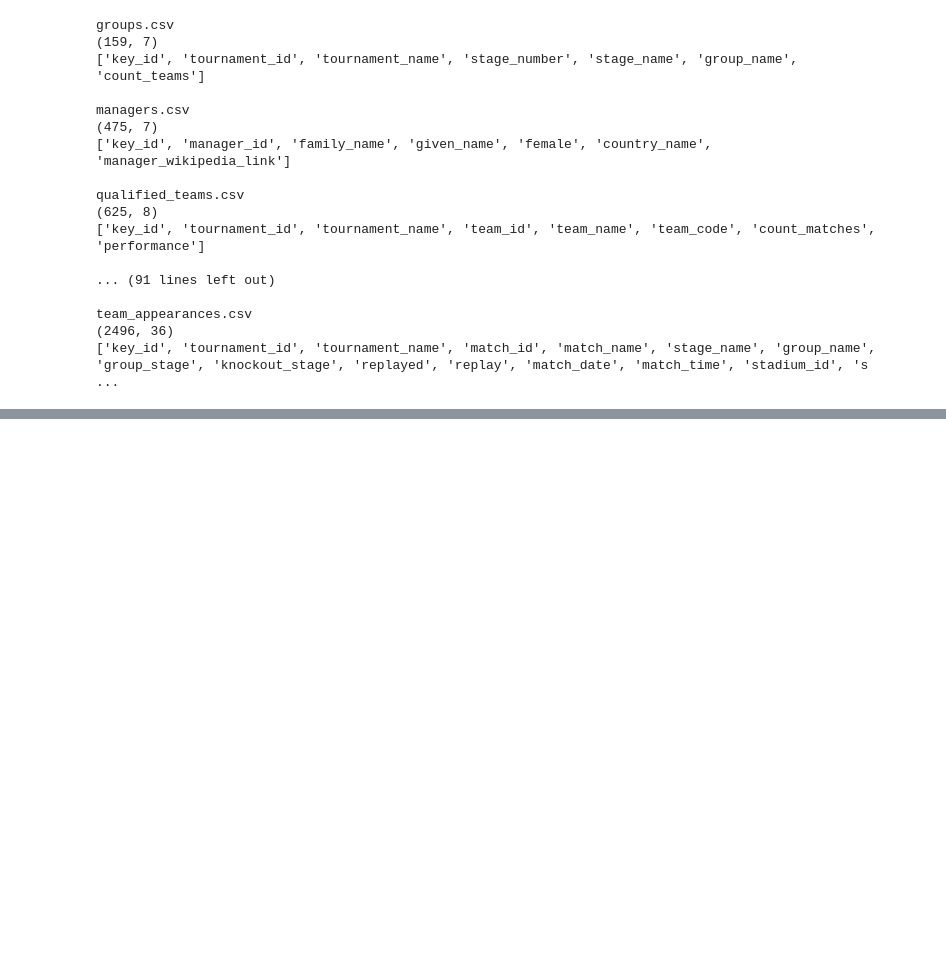
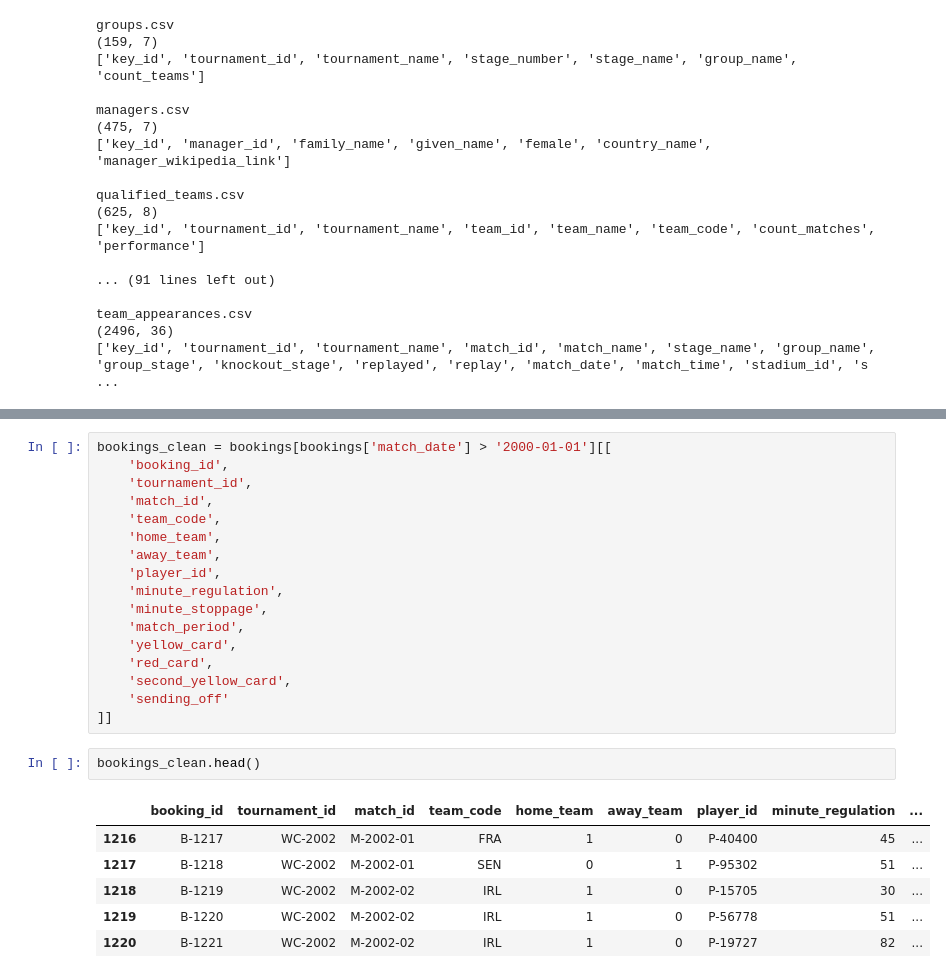
Before and after one commit to tonyinarula/World-Cup-2026-Predictive-Analysis, a Jupyter notebook: analysis.ipynb, the cells around one changed output, grey strips where cells are left out. Saved outputs shown, nothing was run; the diff lists cells and outputs as text; blank space fills up the shorter version.

```diff
--- a/analysis.ipynb
+++ b/analysis.ipynb
@@ -115,0 +323,26 @@ team_appearances.csv
+# %%
+bookings_clean = bookings[bookings['match_date'] > '2000-01-01'][[
+    'booking_id',
+    'tournament_id',
+    'match_id',
+    'team_code',
+    'home_team',
+    'away_team',
+    'player_id',
+    'minute_regulation',
+    'minute_stoppage',
+    'match_period',
+    'yellow_card',
+    'red_card',
+    'second_yellow_card',
+    'sending_off'
+]]
+# %%
+bookings_clean.head()
+# %% [output]
+|  | booking_id | tournament_id | match_id | team_code | home_team | away_team | player_id | minute_regulation | ... |
+| 1216 | B-1217 | WC-2002 | M-2002-01 | FRA | 1 | 0 | P-40400 | 45 | ... |
+| 1217 | B-1218 | WC-2002 | M-2002-01 | SEN | 0 | 1 | P-95302 | 51 | ... |
+| 1218 | B-1219 | WC-2002 | M-2002-02 | IRL | 1 | 0 | P-15705 | 30 | ... |
+| 1219 | B-1220 | WC-2002 | M-2002-02 | IRL | 1 | 0 | P-56778 | 51 | ... |
+| 1220 | B-1221 | WC-2002 | M-2002-02 | IRL | 1 | 0 | P-19727 | 82 | ... |
```
Also changed, not shown: parts of 32 cells of this notebook.
